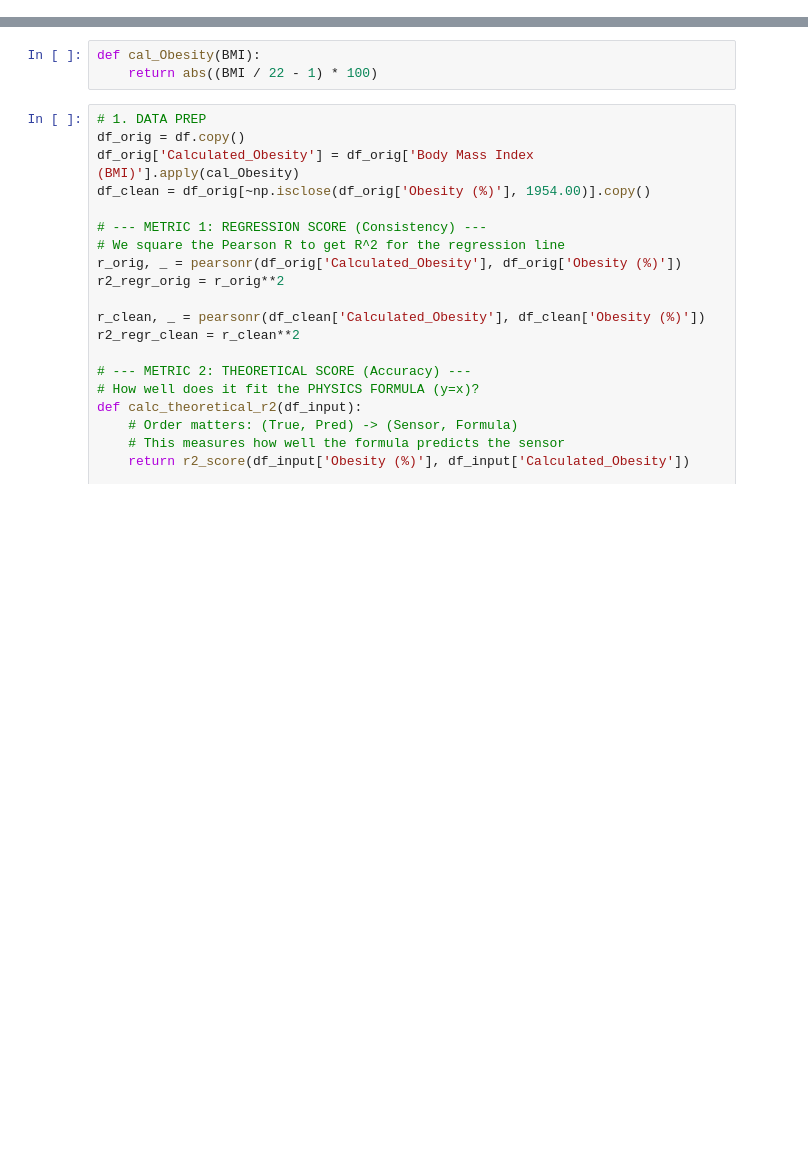
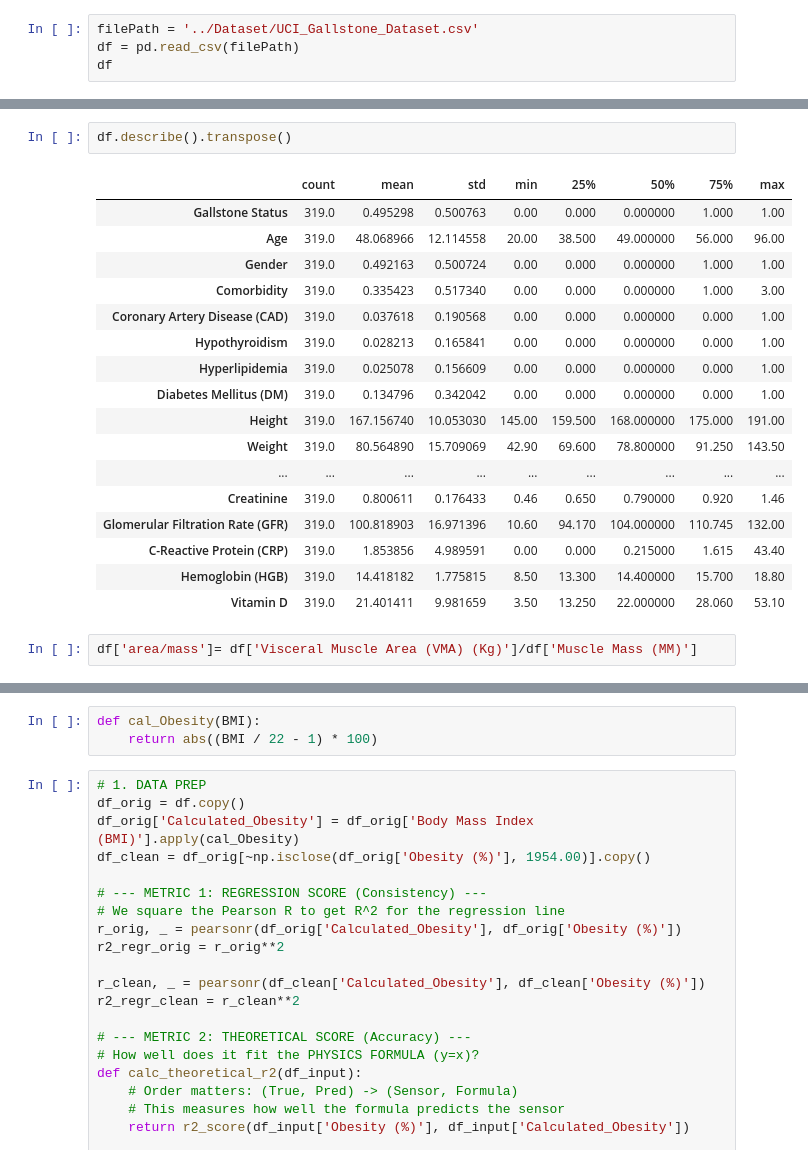
Before and after one commit to youquanneu/COMP3200_Individual_Project, a Jupyter notebook: Pipeline/FeaturesAnalysis.ipynb, the cells around one changed output, grey strips where cells are left out. Drawn from its saved outputs; the diff is of its cells as text; blank space fills up the shorter version.

```diff
--- a/Pipeline/FeaturesAnalysis.ipynb
+++ b/Pipeline/FeaturesAnalysis.ipynb
@@ -4,0 +53,4 @@
+# %%
+filePath = '../Dataset/UCI_Gallstone_Dataset.csv'
+df = pd.read_csv(filePath)
+df
@@ -4,0 +95,22 @@
+# %%
+df.describe().transpose()
+# %% [output]
+|  | count | mean | std | min | 25% | 50% | 75% | max |
+| Gallstone Status | 319.0 | 0.495298 | 0.500763 | 0.00 | 0.000 | 0.000000 | 1.000 | 1.00 |
+| Age | 319.0 | 48.068966 | 12.114558 | 20.00 | 38.500 | 49.000000 | 56.000 | 96.00 |
+| Gender | 319.0 | 0.492163 | 0.500724 | 0.00 | 0.000 | 0.000000 | 1.000 | 1.00 |
+| Comorbidity | 319.0 | 0.335423 | 0.517340 | 0.00 | 0.000 | 0.000000 | 1.000 | 3.00 |
+| Coronary Artery Disease (CAD) | 319.0 | 0.037618 | 0.190568 | 0.00 | 0.000 | 0.000000 | 0.000 | 1.00 |
+| Hypothyroidism | 319.0 | 0.028213 | 0.165841 | 0.00 | 0.000 | 0.000000 | 0.000 | 1.00 |
+| Hyperlipidemia | 319.0 | 0.025078 | 0.156609 | 0.00 | 0.000 | 0.000000 | 0.000 | 1.00 |
+| Diabetes Mellitus (DM) | 319.0 | 0.134796 | 0.342042 | 0.00 | 0.000 | 0.000000 | 0.000 | 1.00 |
+| Height | 319.0 | 167.156740 | 10.053030 | 145.00 | 159.500 | 168.000000 | 175.000 | 191.00 |
+| Weight | 319.0 | 80.564890 | 15.709069 | 42.90 | 69.600 | 78.800000 | 91.250 | 143.50 |
+| ... | ... | ... | ... | ... | ... | ... | ... | ... |
+| Creatinine | 319.0 | 0.800611 | 0.176433 | 0.46 | 0.650 | 0.790000 | 0.920 | 1.46 |
+| Glomerular Filtration Rate (GFR) | 319.0 | 100.818903 | 16.971396 | 10.60 | 94.170 | 104.000000 | 110.745 | 132.00 |
+| C-Reactive Protein (CRP) | 319.0 | 1.853856 | 4.989591 | 0.00 | 0.000 | 0.215000 | 1.615 | 43.40 |
+| Hemoglobin (HGB) | 319.0 | 14.418182 | 1.775815 | 8.50 | 13.300 | 14.400000 | 15.700 | 18.80 |
+| Vitamin D | 319.0 | 21.401411 | 9.981659 | 3.50 | 13.250 | 22.000000 | 28.060 | 53.10 |
+# %%
+df['area/mass']= df['Visceral Muscle Area (VMA) (Kg)']/df['Muscle Mass (MM)']
```
Also changed, not shown: parts of 9 cells of this notebook, 1 other file.
